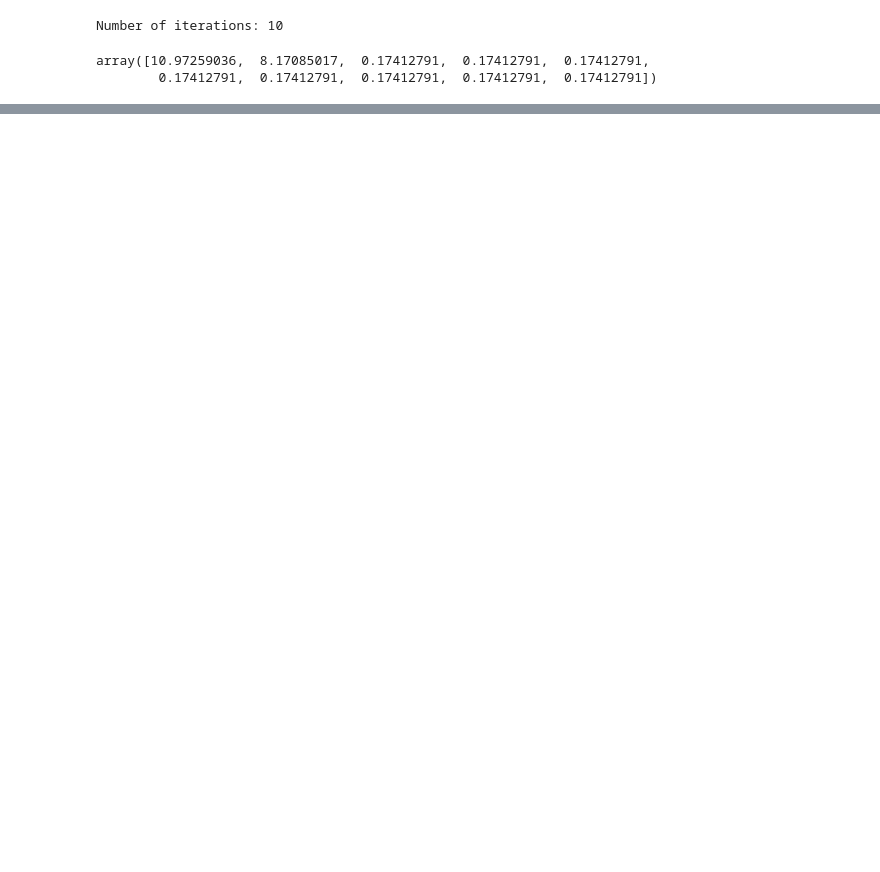
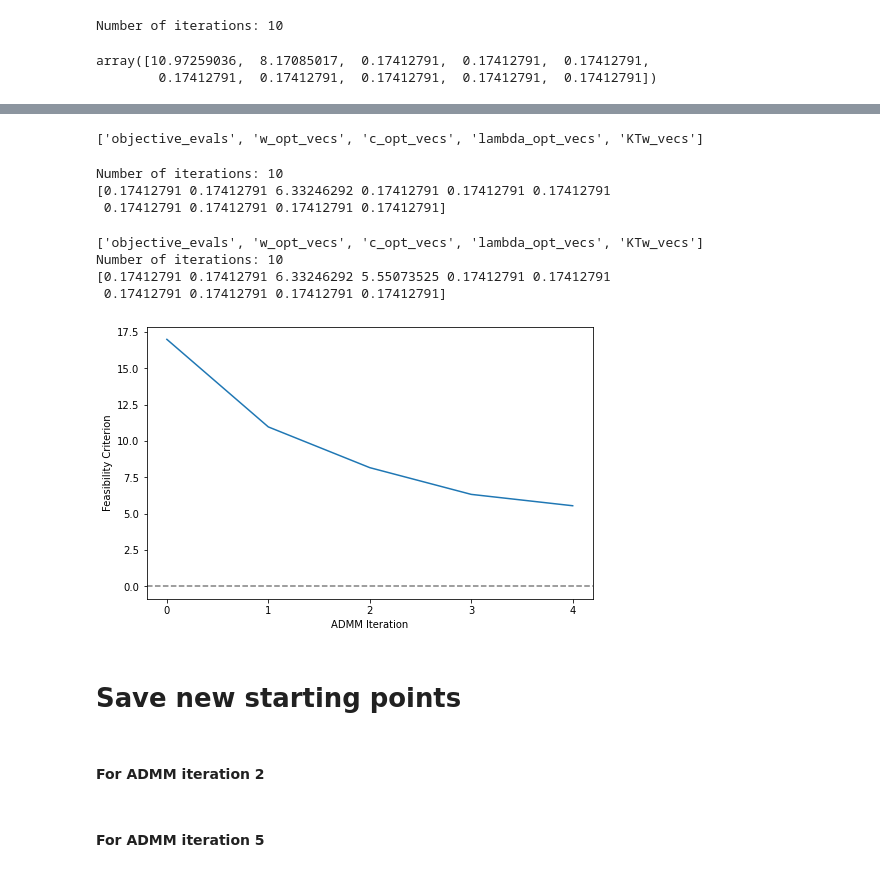
Before and after one commit to mcstanle/cf_inversion_sb_admm, a Jupyter notebook: output_investigation_02.ipynb, the cells around one changed output, grey strips where cells are left out. Saved outputs shown, nothing was run; the diff lists cells and outputs as text; code cells hidden in the pictures; blank space fills up the shorter version.

```diff
--- a/output_investigation_02.ipynb
+++ b/output_investigation_02.ipynb
@@ -160,0 +166,76 @@ with open(BASE_DIR + '/02/intermediate_starts/lambda_start_it2.npy', 'wb') as f:
+# %%
+# import results dictionary
+with open(BASE_DIR + '/02/opt_output_02.pkl', 'rb') as f:
+    res_dict_02 = pickle.load(f)
+
+print(list(res_dict_02.keys()))
+# %% [output]
+['objective_evals', 'w_opt_vecs', 'c_opt_vecs', 'lambda_opt_vecs', 'KTw_vecs']
+# %%
+# extract plotting objects from results_dict
+KTw_vecs = res_dict_02['KTw_vecs'].copy()
+c_vecs = res_dict_02['c_opt_vecs'].copy()
+
+# look at the norm of the constraint term
+num_iters = KTw_vecs.shape[0]
+print(f'Number of iterations: {num_iters}')
+
+constr_mat = np.array([
+    h + A.T @ c_vecs[i, :] - KTw_vecs[i, :]
+    for i in range(num_iters)
+])
+feasibility = np.sqrt(np.diagonal(constr_mat @ constr_mat.T))
+
+print(feasibility)
+# %% [output]
+Number of iterations: 10
+[0.17412791 0.17412791 6.33246292 0.17412791 0.17412791 0.17412791
+ 0.17412791 0.17412791 0.17412791 0.17412791]
+# %%
+# step 4
+# import results dictionary
+with open(BASE_DIR + '/02/opt_output_03.pkl', 'rb') as f:
+    res_dict_03 = pickle.load(f)
+
+print(list(res_dict_03.keys()))
+
+# extract plotting objects from results_dict
+KTw_vecs = res_dict_03['KTw_vecs'].copy()
+c_vecs = res_dict_03['c_opt_vecs'].copy()
+
+# look at the norm of the constraint term
+num_iters = KTw_vecs.shape[0]
+print(f'Number of iterations: {num_iters}')
+
+constr_mat = np.array([
+    h + A.T @ c_vecs[i, :] - KTw_vecs[i, :]
+    for i in range(num_iters)
+])
+feasibility = np.sqrt(np.diagonal(constr_mat @ constr_mat.T))
+
+print(feasibility)
+# %% [output]
+['objective_evals', 'w_opt_vecs', 'c_opt_vecs', 'lambda_opt_vecs', 'KTw_vecs']
+Number of iterations: 10
+[0.17412791 0.17412791 6.33246292 5.55073525 0.17412791 0.17412791
+ 0.17412791 0.17412791 0.17412791 0.17412791]
+# %%
+# save the disparate feasibility values
+feas_vals = [16.994936714923163, 10.97259036,  8.17085017, 6.33246292, 5.55073525]
+# %%
+plt.figure(figsize=(8, 5))
+plt.plot(feas_vals)
+plt.axhline(0, linestyle='--', color='gray')
+
+plt.xticks(np.arange(len(feas_vals)))
+
+plt.xlabel('ADMM Iteration')
+plt.ylabel('Feasibility Criterion')
+
+plt.show()
+# %% [output]
+[figure, added]
+# %% [markdown]
+# Save new starting points
+# %% [markdown]
+#### For ADMM iteration 2
@@ -160,0 +257,2 @@ with open(BASE_DIR + '/02/intermediate_starts/lambda_start_it2.npy', 'wb') as f:
+# %% [markdown]
+#### For ADMM iteration 5
```
Also changed, not shown: parts of 19 cells of this notebook, 1 other file.
